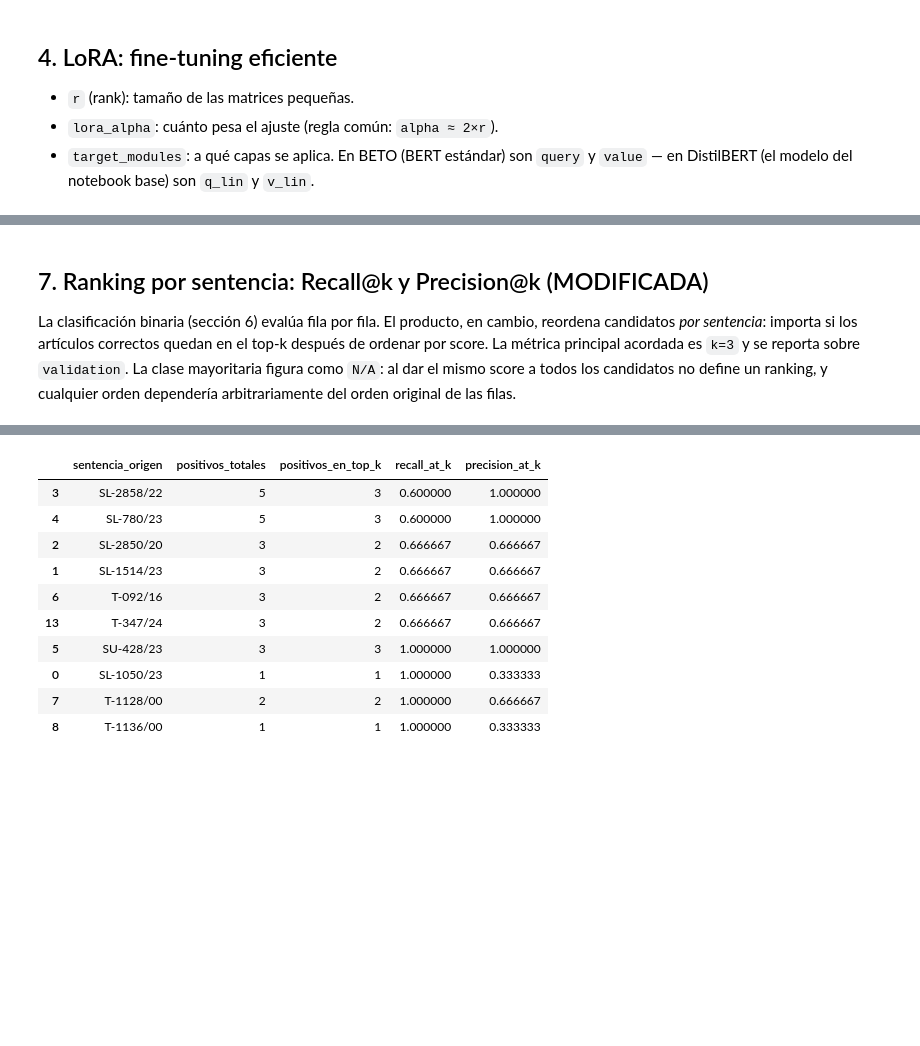
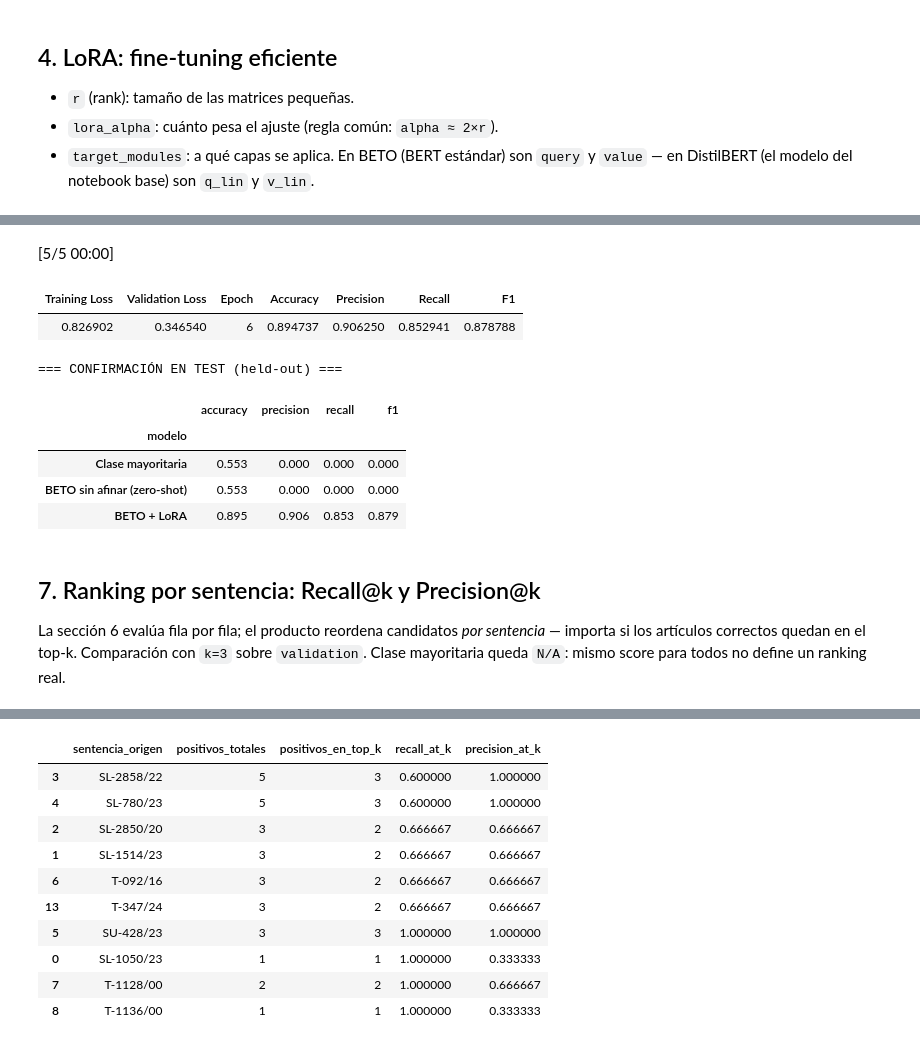
Before and after one commit to Bosnape/cabrejos-ortiz-valencia-lopez, a Jupyter notebook: notebooks/finetuning/Fine_tuning_Asistente_legal.ipynb, the cells around one changed output, grey strips where cells are left out. Cells and saved outputs as stored; diff of their text form; code cells hidden in the pictures; blank space fills up the shorter version.

Commit message:
Actualiza notebook de fine-tuning a la version final

```diff
--- a/notebooks/finetuning/Fine_tuning_Asistente_legal.ipynb
+++ b/notebooks/finetuning/Fine_tuning_Asistente_legal.ipynb
@@ -482,8 +465,8 @@ f1        : 0.000
 # %%
 from transformers import AutoModelForSequenceClassification, TrainingArguments, Trainer
 
-# Baseline exigido por M1 (STAI_Plantilla_Proyecto.md, sección 5): el mismo BETO sin
-# fine-tuning, cabeza clasificadora recién inicializada — no la clase mayoritaria.
+# Baseline 2 (el recomendado por la asignación): el mismo BETO sin fine-tuning,
+# cabeza clasificadora recién inicializada.
 modelo_baseline = cargar_modelo_base().to(device)
 
 args_baseline = TrainingArguments(
@@ -512,12 +495,8 @@ metricas_baseline_test = metricas_clasificacion(
     pred_baseline_test.label_ids,
 )
 
-print("=== BASELINE: BETO SIN FINE-TUNING (validation) ===")
+print("=== BASELINE 2: BETO SIN FINE-TUNING (validation) ===")
 for nombre, valor in metricas_baseline_val.items():
-    print(f"{nombre:10}: {valor:.3f}")
-
-print("\n=== BASELINE: BETO SIN FINE-TUNING (test, held-out) ===")
-for nombre, valor in metricas_baseline_test.items():
     print(f"{nombre:10}: {valor:.3f}")
 
 # Liberamos GPU antes de cargar el modelo LoRA.
@@ -767,11 +710,34 @@ Mejora absoluta de LoRA frente a BETO sin afinar:
+# %%
+metricas_lora_test = trainer.evaluate(eval_dataset=test_tok)
+metricas_lora_test_limpias = {
+    nombre: metricas_lora_test[f"eval_{nombre}"]
+    for nombre in ["accuracy", "precision", "recall", "f1"]
+}
+
+tabla_clasificacion_test = pd.DataFrame([
+    fila_metricas("Clase mayoritaria", metricas_mayoritaria_test),
+    fila_metricas("BETO sin afinar (zero-shot)", metricas_baseline_test),
+    fila_metricas("BETO + LoRA", metricas_lora_test_limpias),
+]).set_index("modelo")
+
+print("=== CONFIRMACIÓN EN TEST (held-out) ===")
+display(tabla_clasificacion_test.round(3))
+# %% [output]
+[5/5 00:00]
+| Training Loss | Validation Loss | Epoch | Accuracy | Precision | Recall | F1 |
+| 0.826902 | 0.346540 | 6 | 0.894737 | 0.906250 | 0.852941 | 0.878788 |
+=== CONFIRMACIÓN EN TEST (held-out) ===
+|  | accuracy | precision | recall | f1 |
+| modelo |  |  |  |  |
+| Clase mayoritaria | 0.553 | 0.000 | 0.000 | 0.000 |
+| BETO sin afinar (zero-shot) | 0.553 | 0.000 | 0.000 | 0.000 |
+| BETO + LoRA | 0.895 | 0.906 | 0.853 | 0.879 |
 # %% [markdown]
-## 7. Ranking por sentencia: Recall@k y Precision@k (MODIFICADA)
+## 7. Ranking por sentencia: Recall@k y Precision@k
 
-La clasificación binaria (sección 6) evalúa fila por fila. El producto, en cambio, reordena
-candidatos *por sentencia*: importa si los artículos correctos quedan en el top-k después de
-ordenar por score. La métrica principal acordada es `k=3` y se reporta sobre `validation`.
-La clase mayoritaria figura como `N/A`: al dar el mismo score a todos los candidatos no define
-un ranking, y cualquier orden dependería arbitrariamente del orden original de las filas.
+La sección 6 evalúa fila por fila; el producto reordena candidatos *por sentencia* — importa
+si los artículos correctos quedan en el top-k. Comparación con `k=3` sobre `validation`.
+Clase mayoritaria queda `N/A`: mismo score para todos no define un ranking real.
 # %%
 def probabilidad_positiva(logits):
     logits = np.asarray(logits)
```
Also changed, not shown: parts of 25 cells of this notebook.
